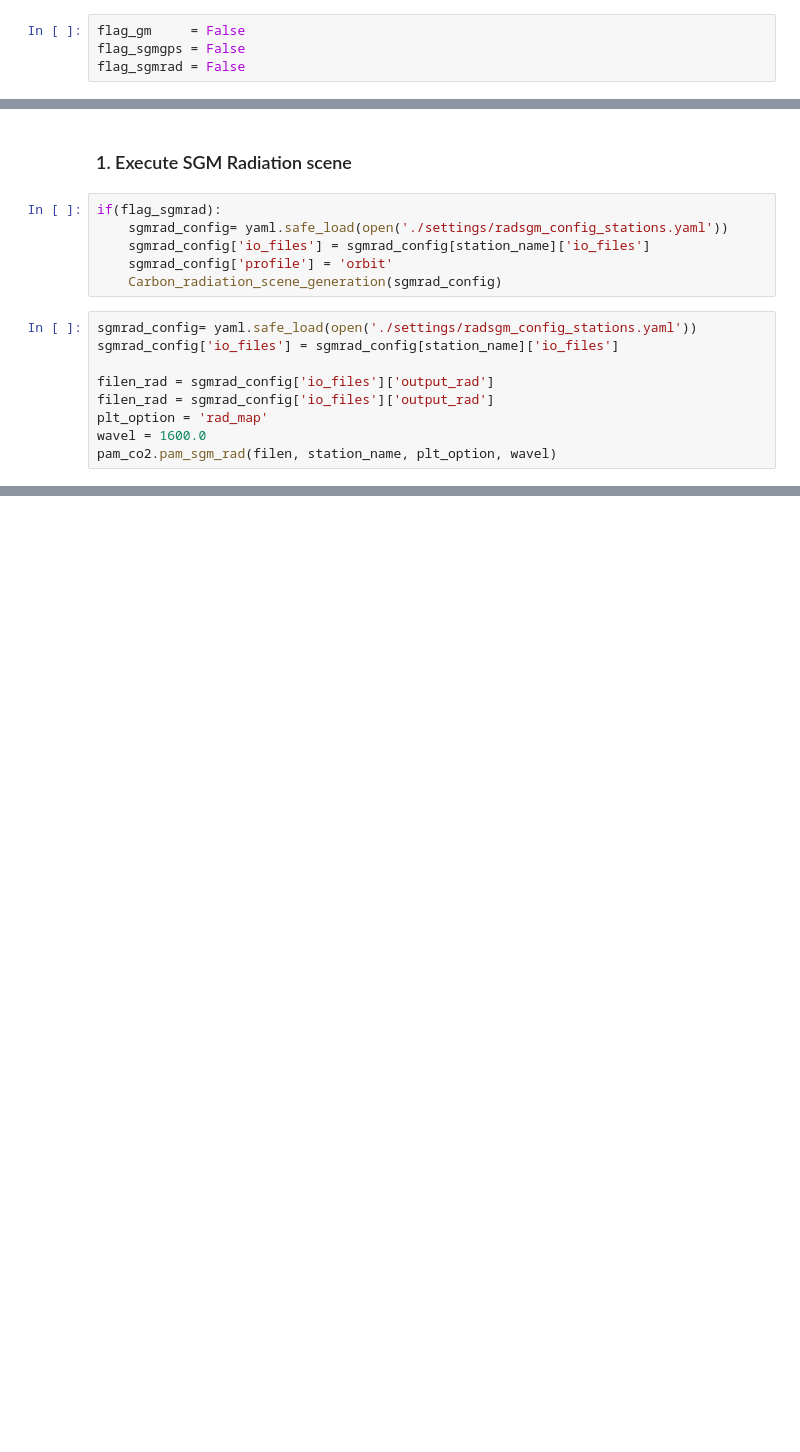
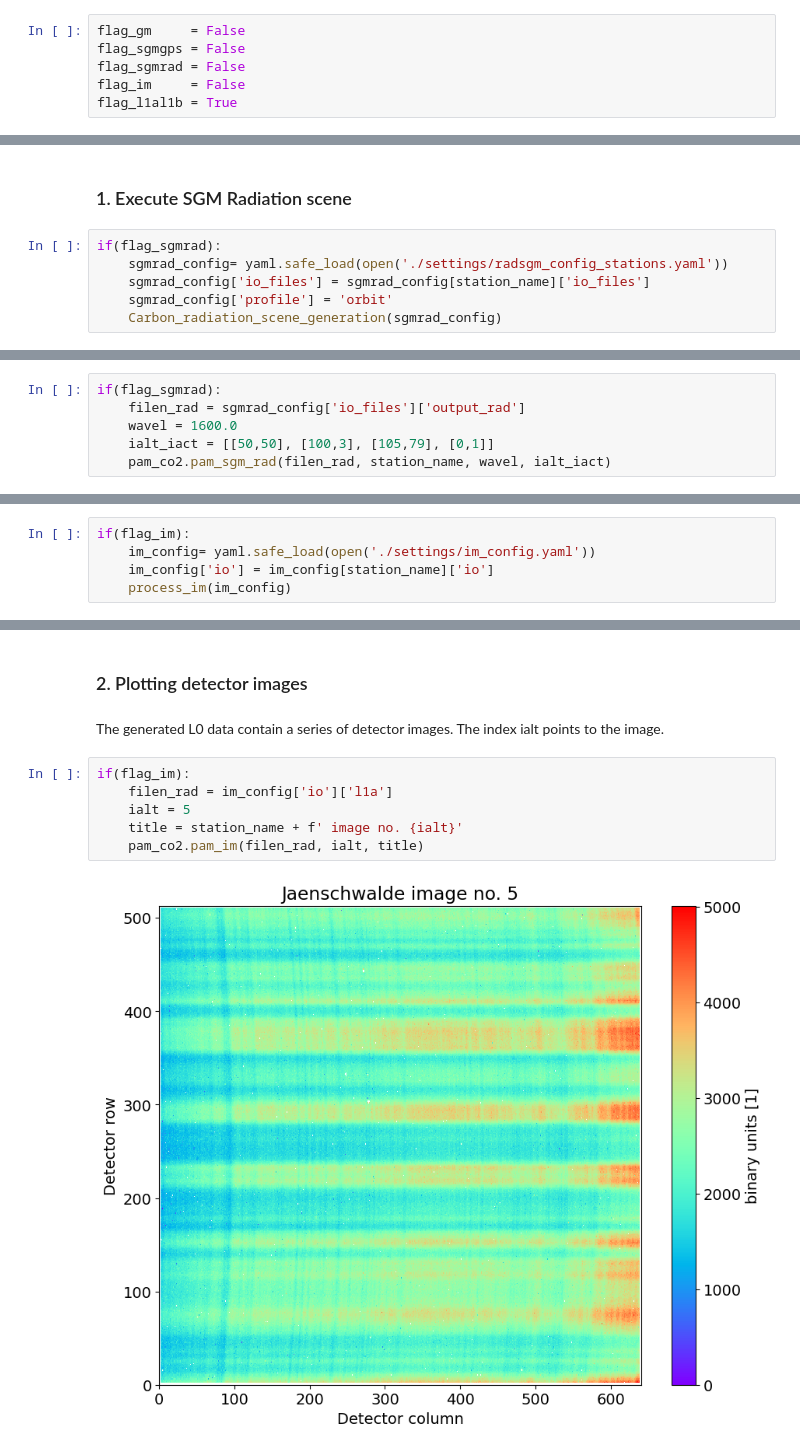
Before and after one commit to undomained/teds, a Jupyter notebook: examples/exp1.0_full_chain/exp1.0_full_chain.ipynb, the cells around one changed output, grey strips where cells are left out. Cells and saved outputs as stored; diff of their text form; blank space fills up the shorter version.

Commit message:
bug fixes in python instrument model and l1al1b processor. IM and L1AL1B included in Jupyter notebook for full processing cahin

```diff
--- a/examples/exp1.0_full_chain/exp1.0_full_chain.ipynb
+++ b/examples/exp1.0_full_chain/exp1.0_full_chain.ipynb
@@ -40,6 +43,8 @@ station_name = 'Jaenschwalde'
 flag_gm     = False
 flag_sgmgps = False
 flag_sgmrad = False
+flag_im     = False
+flag_l1al1b = True
 # %% [markdown]
 ## Geometry Model
 # %% [markdown]
@@ -93,12 +98,3 @@ if(flag_sgmrad):
     sgmrad_config['io_files'] = sgmrad_config[station_name]['io_files']
     sgmrad_config['profile'] = 'orbit'
     Carbon_radiation_scene_generation(sgmrad_config)
-# %%
-sgmrad_config= yaml.safe_load(open('./settings/radsgm_config_stations.yaml'))
-sgmrad_config['io_files'] = sgmrad_config[station_name]['io_files']
-
-filen_rad = sgmrad_config['io_files']['output_rad']
-filen_rad = sgmrad_config['io_files']['output_rad']
-plt_option = 'rad_map'
-wavel = 1600.0
-pam_co2.pam_sgm_rad(filen, station_name, plt_option, wavel)
@@ -107,0 +104,6 @@ IndexError: lon not found in /
+# %%
+if(flag_sgmrad):
+    filen_rad = sgmrad_config['io_files']['output_rad']
+    wavel = 1600.0
+    ialt_iact = [[50,50], [100,3], [105,79], [0,1]]
+    pam_co2.pam_sgm_rad(filen_rad, station_name, wavel, ialt_iact)
@@ -107,0 +114,5 @@ IndexError: lon not found in /
+# %%
+if(flag_im):
+    im_config= yaml.safe_load(open('./settings/im_config.yaml'))
+    im_config['io'] = im_config[station_name]['io']
+    process_im(im_config)
@@ -107,0 +157,12 @@ IndexError: lon not found in /
+# %% [markdown]
+### 2. Plotting detector images
+# %% [markdown]
+The generated L0 data contain a series of detector images. The index ialt points to the image.
+# %%
+if(flag_im):
+    filen_rad = im_config['io']['l1a']
+    ialt = 5
+    title = station_name + f' image no. {ialt}'
+    pam_co2.pam_im(filen_rad, ialt, title)
+# %% [output]
+[figure, added]
```
Also changed, not shown: parts of 13 cells of this notebook, 8 other files.
